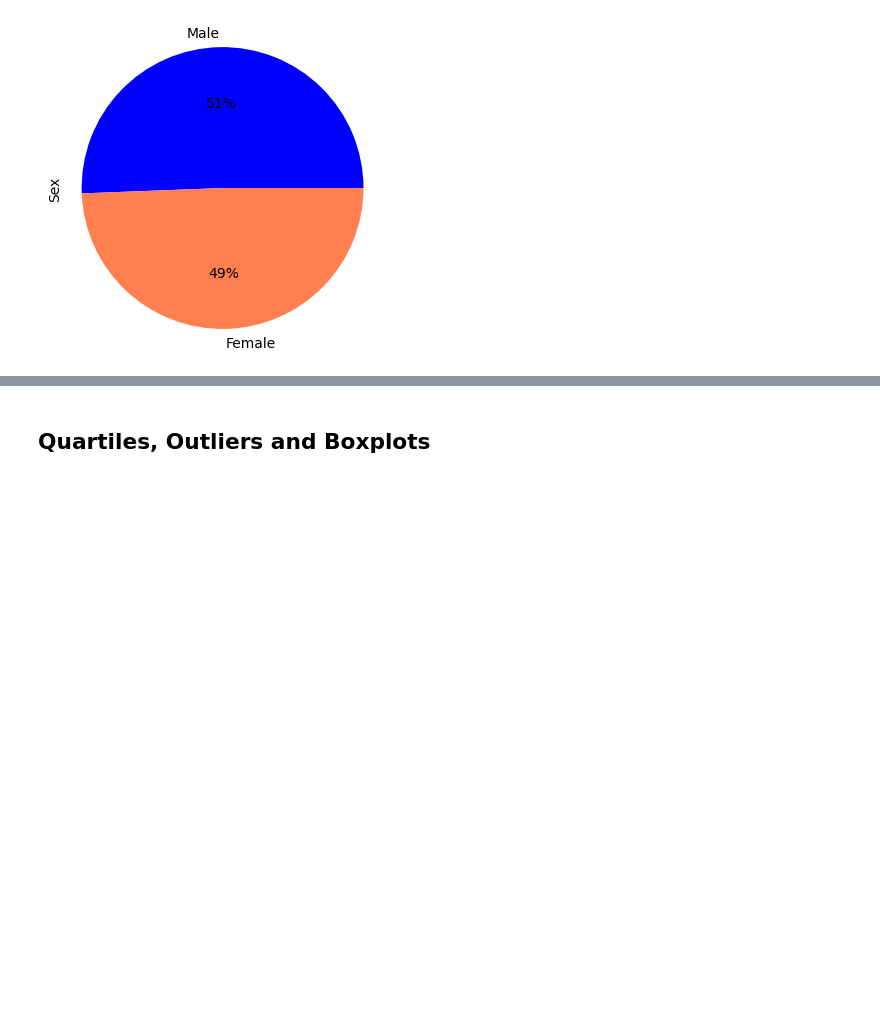
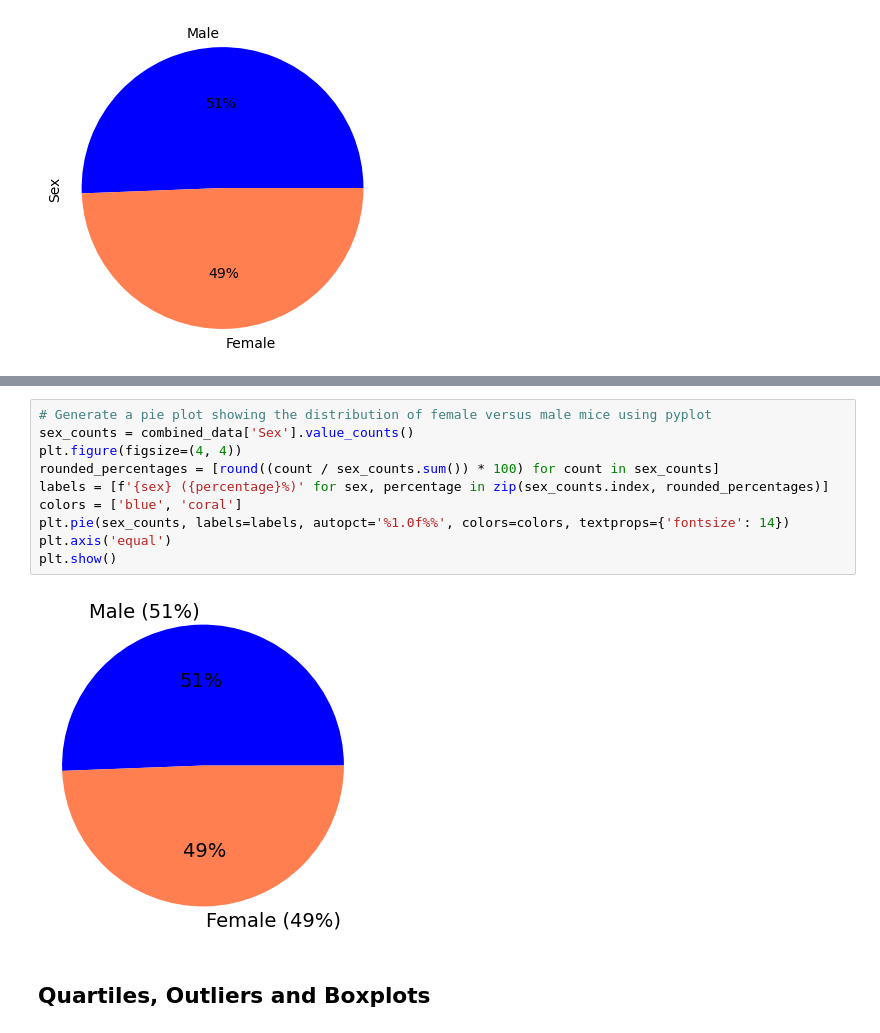
Before and after one commit to pannann/Module-5-Challenge, a Jupyter notebook: Pymaceuticals/pymaceuticals_starter.ipynb, the cells around one changed output, grey strips where cells are left out. Saved outputs shown, nothing was run; the diff lists cells and outputs as text; blank space fills up the shorter version.

```diff
--- a/Pymaceuticals/pymaceuticals_starter.ipynb
+++ b/Pymaceuticals/pymaceuticals_starter.ipynb
@@ -200,3 +196,15 @@ plt.show()
+# %%
+# Generate a pie plot showing the distribution of female versus male mice using pyplot
+sex_counts = combined_data['Sex'].value_counts()
+plt.figure(figsize=(4, 4))
+rounded_percentages = [round((count / sex_counts.sum()) * 100) for count in sex_counts]
+labels = [f'{sex} ({percentage}%)' for sex, percentage in zip(sex_counts.index, rounded_percentages)]
+colors = ['blue', 'coral']
+plt.pie(sex_counts, labels=labels, autopct='%1.0f%%', colors=colors, textprops={'fontsize': 14})
+plt.axis('equal')
+plt.show()
+# %% [output]
+[figure, added]
 # %% [markdown]
 ## Quartiles, Outliers and Boxplots
 # %%
```
Also changed, not shown: parts of 1 cell of this notebook.
